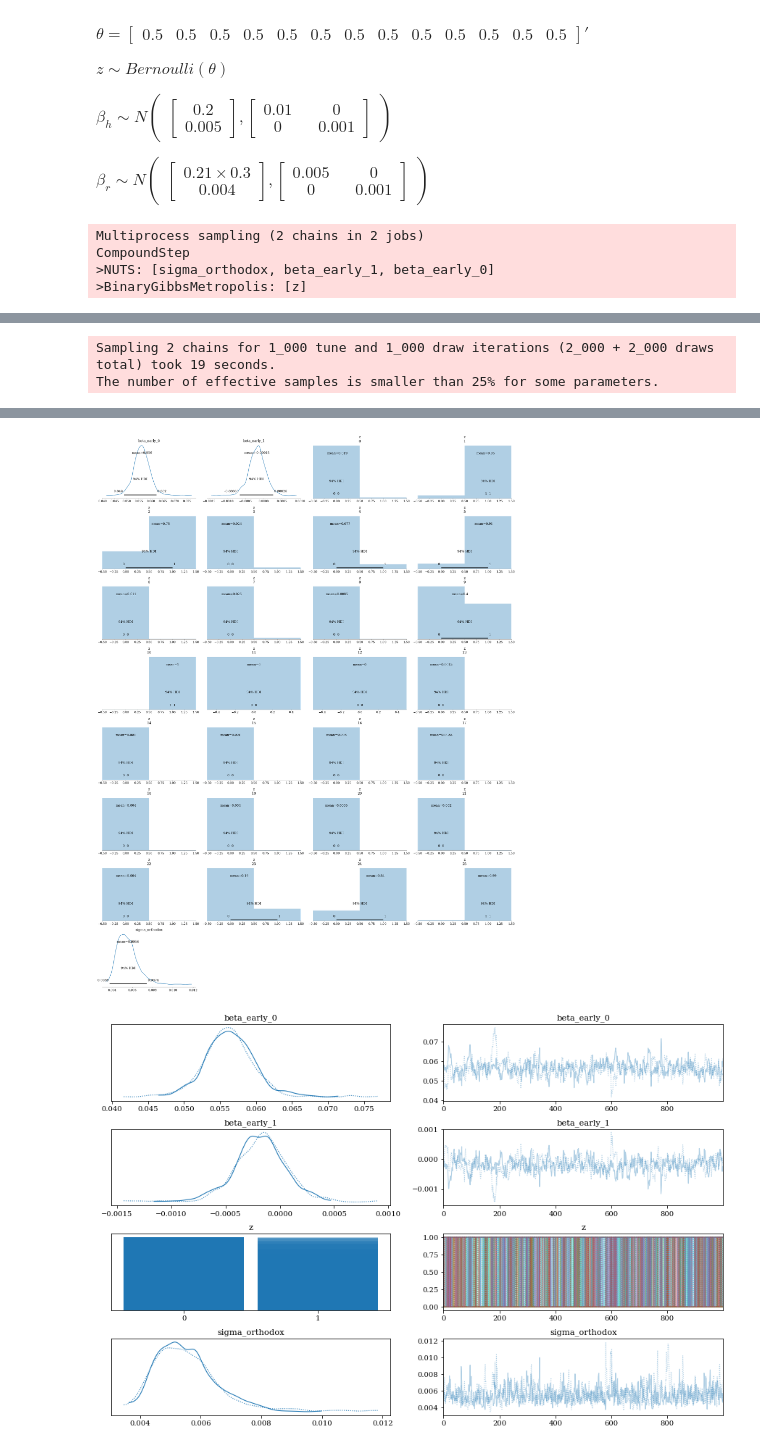
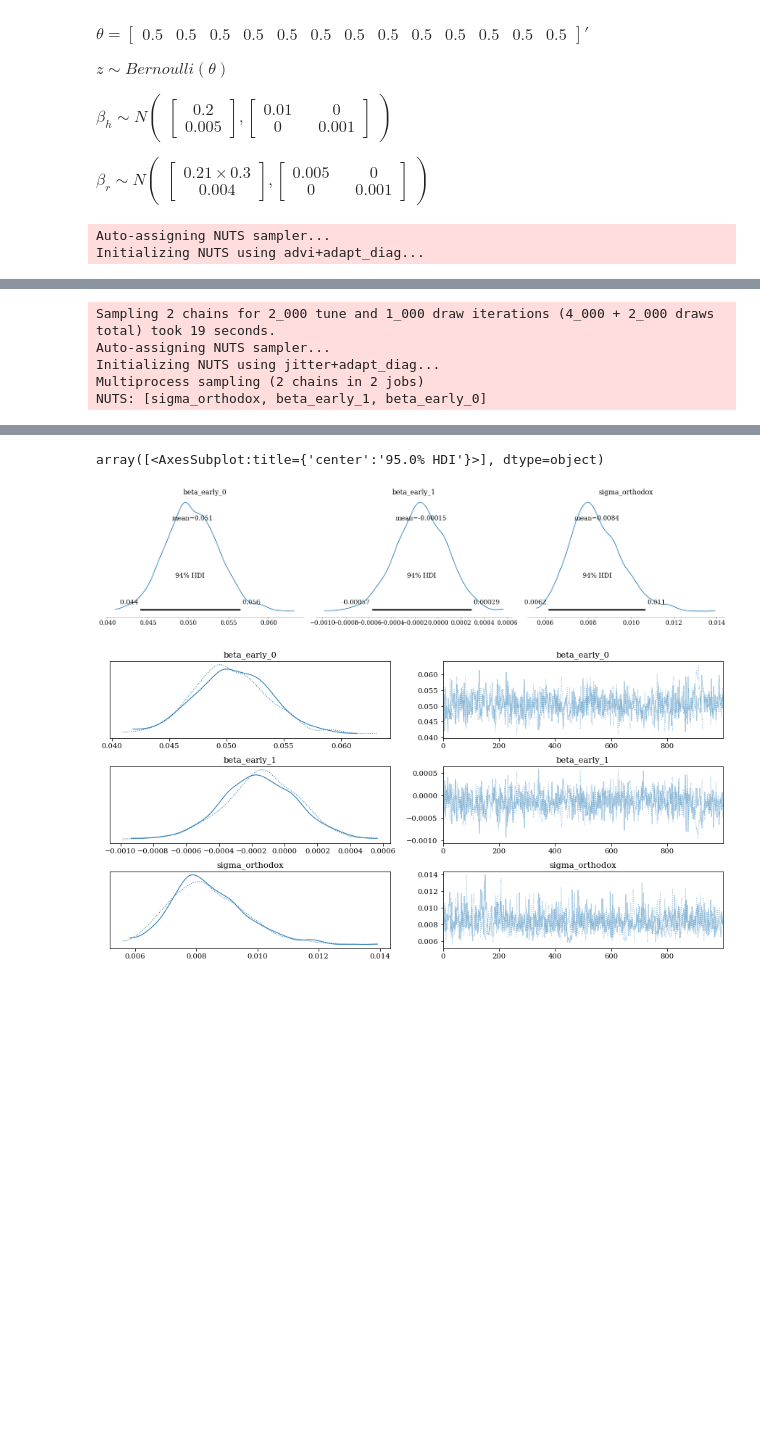
Before and after one commit to AnttiHaerkoenen/vyborg_orthodox, a Jupyter notebook: notebooks/missing_orthodox.ipynb, the cells around one changed output, grey strips where cells are left out. Saved outputs shown, nothing was run; the diff lists cells and outputs as text; code cells hidden in the pictures; blank space fills up the shorter version.

```diff
--- a/notebooks/missing_orthodox.ipynb
+++ b/notebooks/missing_orthodox.ipynb
@@ -172,11 +172,9 @@ with pm.Model() as model_health_council_orthodox:
         mu=0.005,
         sigma=0.01,
     )
-    theta = 0.5
-    z = pm.Bernoulli('z', p=theta, shape=n)
     sigma_total = pm.Exponential('sigma_orthodox', 10)
     missing = np.asarray(data_pm.orthodox_in_russia) * z
-    mu_early = beta_early_0 + beta_early_1 * t - missing
+    mu_early = beta_early_0 + beta_early_1 * t
     health_council = pm.Normal(
         'early',
         mu=mu_early,
@@ -193,8 +191,6 @@ az.plot_posterior(posterior_health)
 az.plot_trace(posterior_health)
 az.plot_forest(posterior_health, combined=True, hdi_prob=0.95)
 # %% [output]
-Multiprocess sampling (2 chains in 2 jobs)
-CompoundStep
->NUTS: [sigma_orthodox, beta_early_1, beta_early_0]
->BinaryGibbsMetropolis: [z]
+Auto-assigning NUTS sampler...
+Initializing NUTS using advi+adapt_diag...
 [interactive output not drawn]
@@ -209,4 +201,7 @@ CompoundStep
 [interactive output not drawn]
-Sampling 2 chains for 1_000 tune and 1_000 draw iterations (2_000 + 2_000 draws total) took 19 seconds.
-The number of effective samples is smaller than 25% for some parameters.
+Sampling 2 chains for 2_000 tune and 1_000 draw iterations (4_000 + 2_000 draws total) took 19 seconds.
+Auto-assigning NUTS sampler...
+Initializing NUTS using jitter+adapt_diag...
+Multiprocess sampling (2 chains in 2 jobs)
+NUTS: [sigma_orthodox, beta_early_1, beta_early_0]
 [interactive output not drawn]
@@ -214,2 +211,3 @@ array([<AxesSubplot:title={'center':'95.0% HDI'}>], dtype=object)
+array([<AxesSubplot:title={'center':'95.0% HDI'}>], dtype=object)
-[figure, old version]
+[figure, new version]
-[figure, old version]
+[figure, new version]
```
Also changed, not shown: parts of 5 cells of this notebook.
